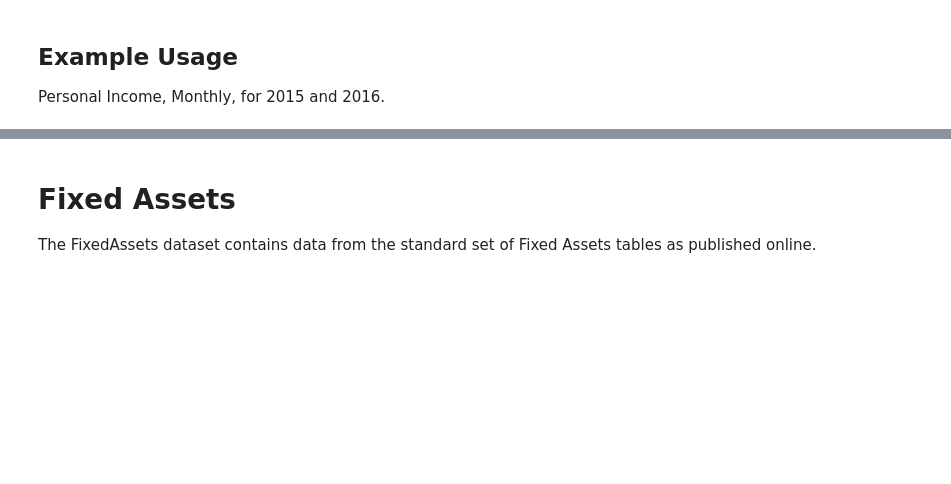
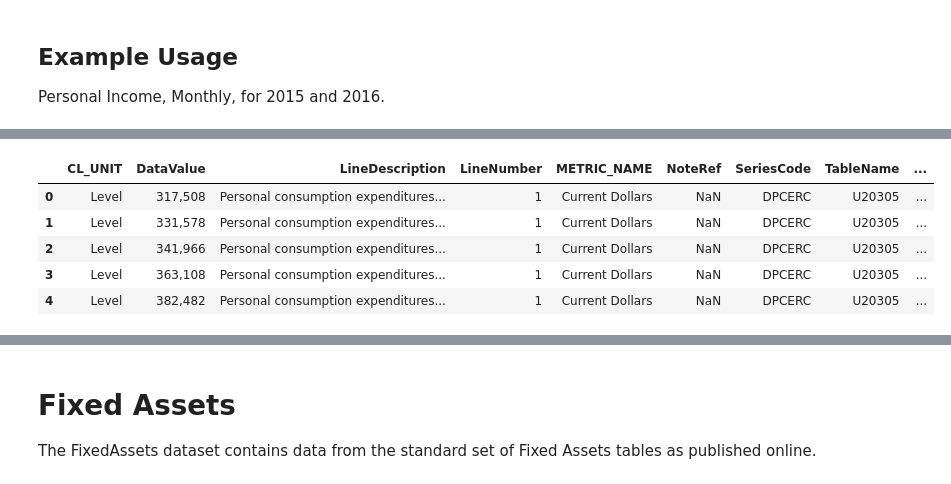
Before and after one commit to davidrpugh/pyBEA, a Jupyter notebook: examples/user-guide.ipynb, the cells around one changed output, grey strips where cells are left out. Cells and saved outputs as stored; diff of their text form; code cells hidden in the pictures; blank space fills up the shorter version.

```diff
--- a/examples/user-guide.ipynb
+++ b/examples/user-guide.ipynb
@@ -83,0 +162,16 @@ data.tail()
+# %%
+data = pybea.get_data(USER_ID,
+                      DataSetName='NIUnderlyingDetail',
+                      TableName='U20305',
+                      Frequency=['A', 'Q', 'M'],
+                      Year='ALL',
+                      )
+# %%
+data.head()
+# %% [output]
+|  | CL_UNIT | DataValue | LineDescription | LineNumber | METRIC_NAME | NoteRef | SeriesCode | TableName | ... |
+| 0 | Level | 317,508 | Personal consumption expenditures... | 1 | Current Dollars | NaN | DPCERC | U20305 | ... |
+| 1 | Level | 331,578 | Personal consumption expenditures... | 1 | Current Dollars | NaN | DPCERC | U20305 | ... |
+| 2 | Level | 341,966 | Personal consumption expenditures... | 1 | Current Dollars | NaN | DPCERC | U20305 | ... |
+| 3 | Level | 363,108 | Personal consumption expenditures... | 1 | Current Dollars | NaN | DPCERC | U20305 | ... |
+| 4 | Level | 382,482 | Personal consumption expenditures... | 1 | Current Dollars | NaN | DPCERC | U20305 | ... |
```
Also changed, not shown: parts of 61 cells of this notebook, 2 other files.
